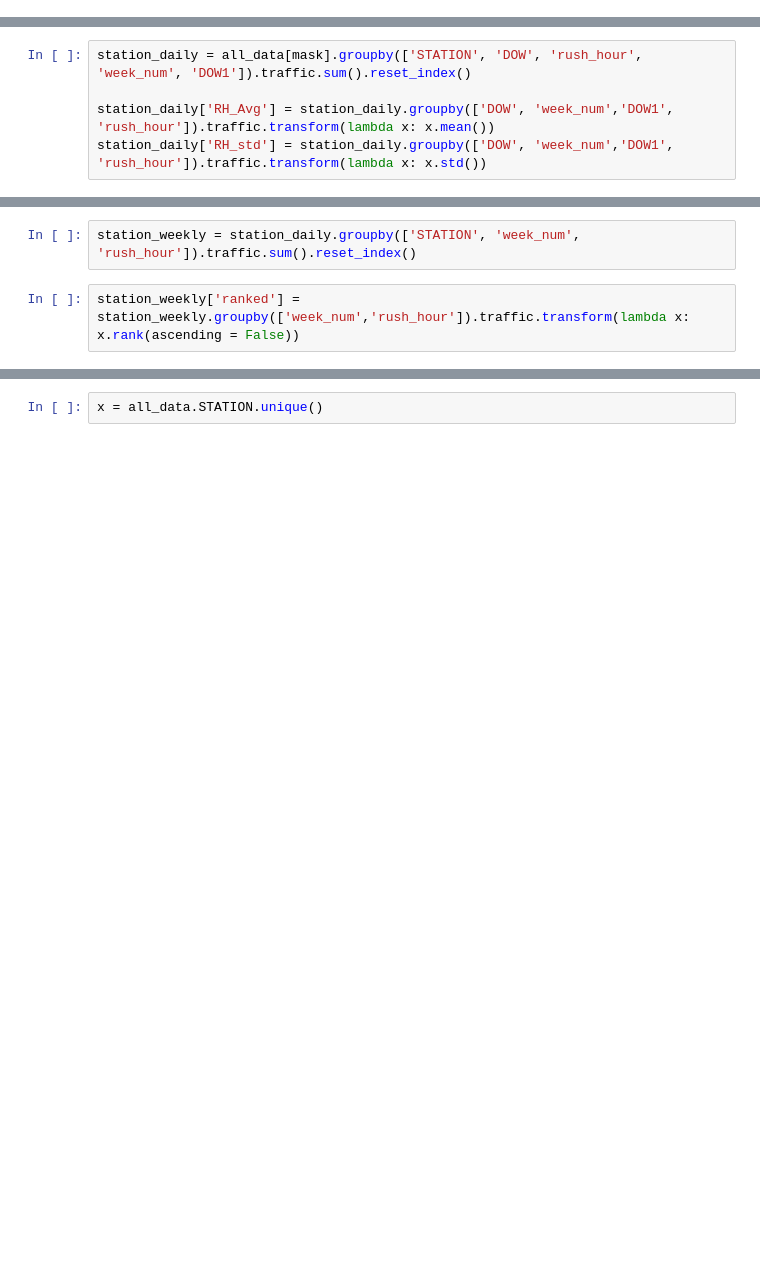
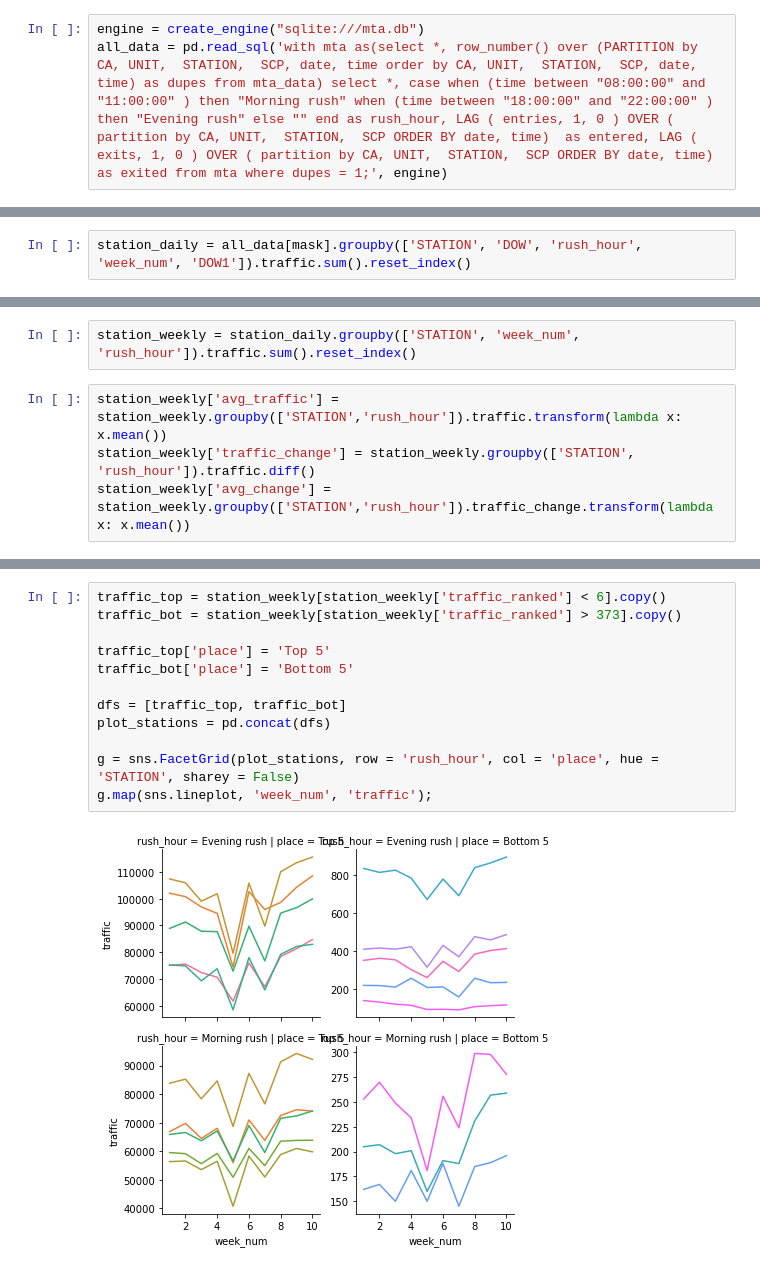
Before and after one commit to phillrich13/EDA, a Jupyter notebook: Data Aggregation.ipynb, the cells around one changed output, grey strips where cells are left out. Cells and saved outputs as stored; diff of their text form; blank space fills up the shorter version.

Commit message:
Incorporated weighted ranking on rush hour basis

```diff
--- a/Data Aggregation.ipynb
+++ b/Data Aggregation.ipynb
@@ -20,3 +17,6 @@ all_data = pd.read_sql('with mta as(select *, row_number() over (PARTITION by CA
+# %%
+engine = create_engine("sqlite:///mta.db")
+all_data = pd.read_sql('with mta as(select *, row_number() over (PARTITION by CA, UNIT,  STATION,  SCP, date, time order by CA, UNIT,  STATION,  SCP, date, time) as dupes from mta_data) select *, case when (time between "08:00:00" and "11:00:00" ) then "Morning rush" when (time between "18:00:00" and "22:00:00" ) then "Evening rush" else "" end as rush_hour, LAG ( entries, 1, 0 ) OVER ( partition by CA, UNIT,  STATION,  SCP ORDER BY date, time)  as entered, LAG ( exits, 1, 0 ) OVER ( partition by CA, UNIT,  STATION,  SCP ORDER BY date, time) as exited from mta where dupes = 1;', engine)
 # %%
 # Converting the text date into an actual date value
 all_data['DOW'] = pd.to_datetime(all_data['DATE'])
@@ -51,6 +83,3 @@ I believe the best course of action, because this stems from the raw data, is to
 Without filtering for these extreme outlier cases we have 270,849 records. After filtering for outliers (Aggregate enters+exits > 40,000) we get 270,838 records.
 # %%
 station_daily = all_data[mask].groupby(['STATION', 'DOW', 'rush_hour', 'week_num', 'DOW1']).traffic.sum().reset_index()
-
-station_daily['RH_Avg'] = station_daily.groupby(['DOW', 'week_num','DOW1', 'rush_hour']).traffic.transform(lambda x: x.mean())
-station_daily['RH_std'] = station_daily.groupby(['DOW', 'week_num','DOW1', 'rush_hour']).traffic.transform(lambda x: x.std())
@@ -59,4 +95,6 @@ station_daily.head()
 # %%
 station_weekly = station_daily.groupby(['STATION', 'week_num', 'rush_hour']).traffic.sum().reset_index()
-# %%
-station_weekly['ranked'] =  station_weekly.groupby(['week_num','rush_hour']).traffic.transform(lambda x: x.rank(ascending = False))
+# %%
+station_weekly['avg_traffic'] = station_weekly.groupby(['STATION','rush_hour']).traffic.transform(lambda x: x.mean())
+station_weekly['traffic_change'] = station_weekly.groupby(['STATION', 'rush_hour']).traffic.diff()
+station_weekly['avg_change'] =  station_weekly.groupby(['STATION','rush_hour']).traffic_change.transform(lambda x: x.mean())
@@ -63,2 +143,14 @@ station_weekly['ranked'] =  station_weekly.groupby(['week_num','rush_hour']).tra
 # %%
-x = all_data.STATION.unique()
+traffic_top = station_weekly[station_weekly['traffic_ranked'] < 6].copy()
+traffic_bot = station_weekly[station_weekly['traffic_ranked'] > 373].copy()
+
+traffic_top['place'] = 'Top 5'
+traffic_bot['place'] = 'Bottom 5'
+
+dfs = [traffic_top, traffic_bot]
+plot_stations = pd.concat(dfs)
+
+g = sns.FacetGrid(plot_stations, row = 'rush_hour', col = 'place', hue = 'STATION', sharey = False)
+g.map(sns.lineplot, 'week_num', 'traffic');
+# %% [output]
+[figure, added]
```
Also changed, not shown: parts of 27 cells of this notebook.
